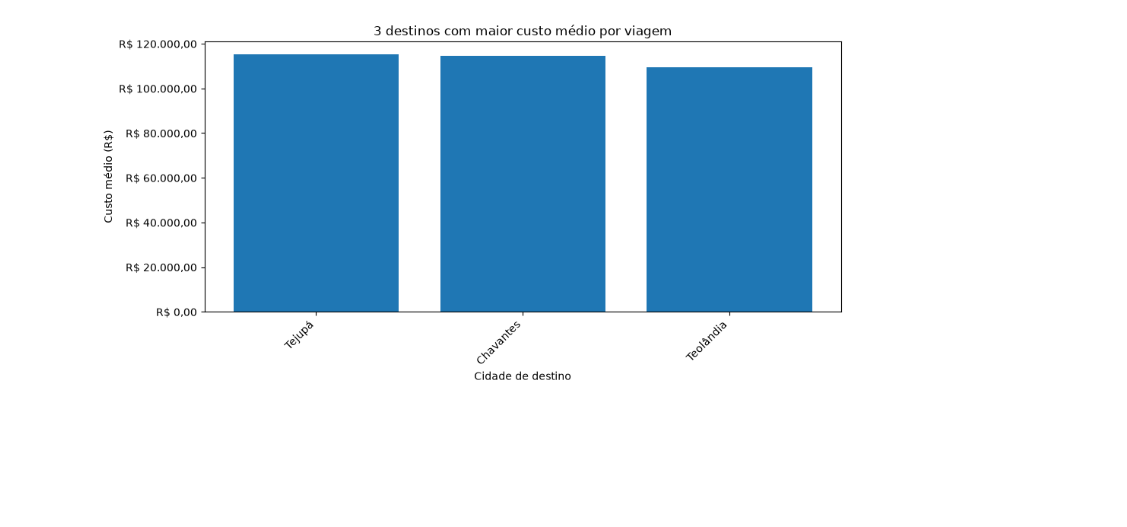
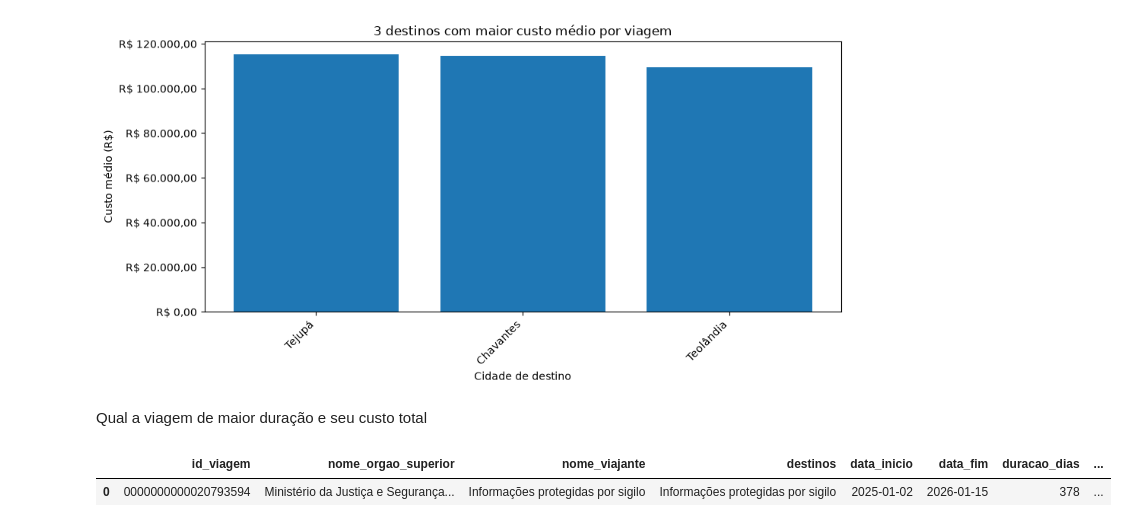
Before and after one commit to heloisacomelli/Projeto-Avaliativo-Modulo1-Heloisa_Campos_Comelli, a Jupyter notebook: 3_analise.ipynb, the cells around one changed output. Drawn from its saved outputs; the diff is of its cells as text; code cells hidden in the pictures; blank space fills up the shorter version.

Commit message:
feat: realiza a análise da viagem com maior duração

```diff
--- a/3_analise.ipynb
+++ b/3_analise.ipynb
@@ -142,3 +142,36 @@ plt.tight_layout()
 plt.show()
 # %% [output]
 [figure]
+# %% [markdown]
+Qual a viagem de maior duração e seu custo total
+# %%
+# Consulta SQL para obter a viagem com maior duração
+sql_maior_viagem = """
+SELECT
+    id_viagem,
+    nome_orgao_superior,
+    nome_viajante,
+    destinos,
+    data_inicio,
+    data_fim,
+    duracao_dias,
+    valor_total
+FROM silver_viagem
+WHERE
+    duracao_dias IS NOT NULL
+    AND valor_total > 0
+ORDER BY duracao_dias DESC
+LIMIT 1;
+"""
+
+df_maior_viagem = consultar(sql_maior_viagem)
+
+# Formata a coluna como moeda brasileira
+df_maior_viagem["valor_total_formatado"] = (
+    df_maior_viagem["valor_total"].apply(reais)
+)
+
+display(df_maior_viagem)
+# %% [output]
+|  | id_viagem | nome_orgao_superior | nome_viajante | destinos | data_inicio | data_fim | duracao_dias | ... |
+| 0 | 0000000000020793594 | Ministério da Justiça e Segurança... | Informações protegidas por sigilo | Informações protegidas por sigilo | 2025-01-02 | 2026-01-15 | 378 | ... |
```
Also changed, not shown: parts of 2 cells of this notebook.
